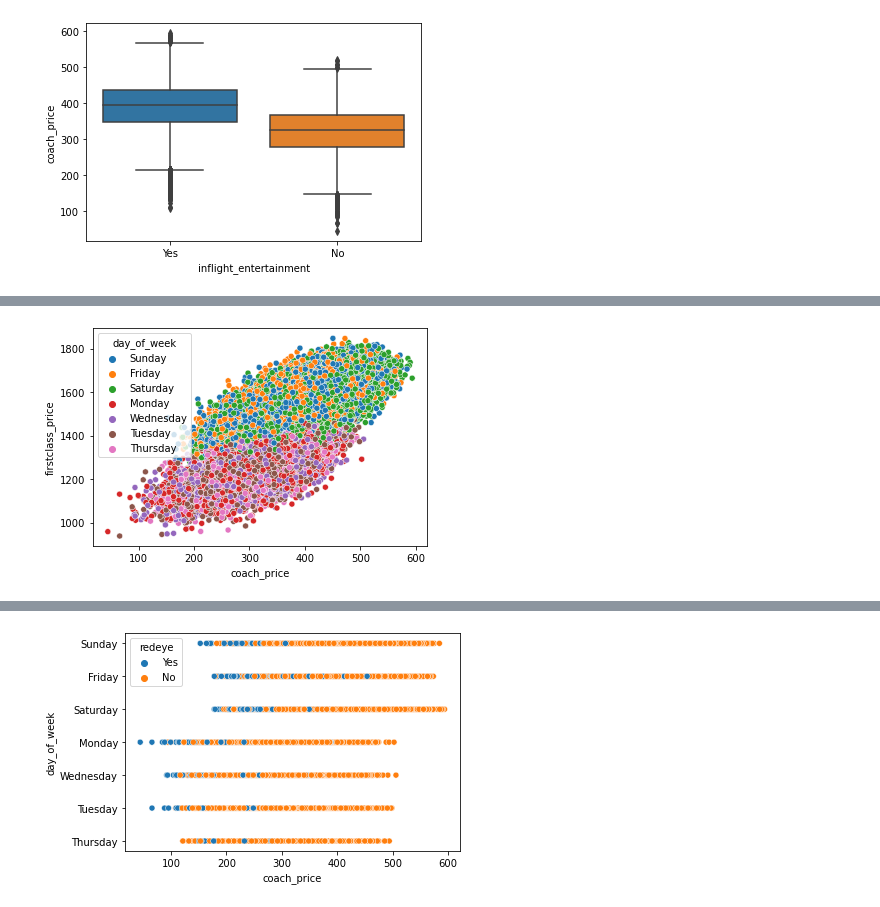
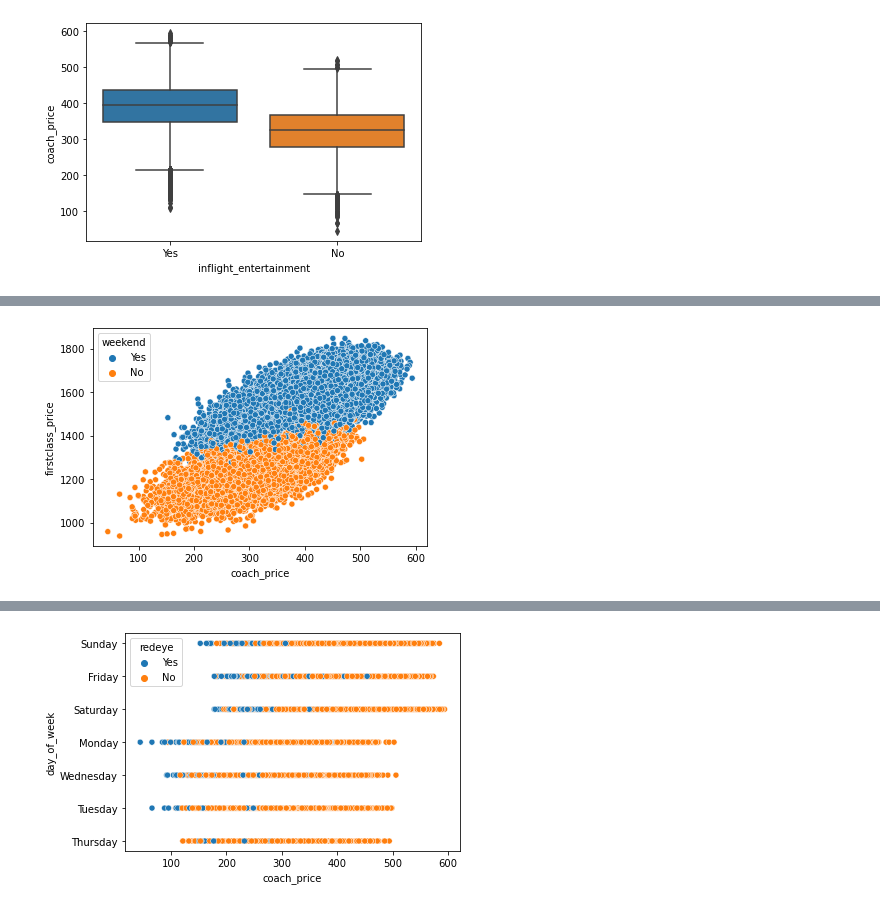
Before and after one commit to cacaprog/Exercises, a Jupyter notebook: Airline Analysis/MC_Airline_Analysis.ipynb, the cells around one changed output, grey strips where cells are left out. Cells and saved outputs as stored; diff of their text form; code cells hidden in the pictures.

```diff
--- a/Airline Analysis/MC_Airline_Analysis.ipynb
+++ b/Airline Analysis/MC_Airline_Analysis.ipynb
@@ -6,7 +6,7 @@ import matplotlib.pyplot as plt
 import math
 import statsmodels
 # %%
-flights = pd.read_csv("F:/Codecademy/Exercises/Airline Analysis/flight.csv")
+flights = pd.read_csv("/Users/administrador/Documents/Codeacademy/Airline Analysis/flight.csv")
 flights.info()
 # %% [output]
 <class 'pandas.core.frame.DataFrame'>
@@ -134,7 +180,7 @@ plt.show()
 # %%
 #Task 7
 plt.clf()
-sns.scatterplot(x = "coach_price", y="firstclass_price", hue="day_of_week", data=flights)
+sns.scatterplot(x = "coach_price", y="firstclass_price", hue="weekend", data=flights)
 plt.show()
 # %% [output]
-[figure, old version]
+[figure, new version]
```
Also changed, not shown: parts of 10 cells of this notebook.
